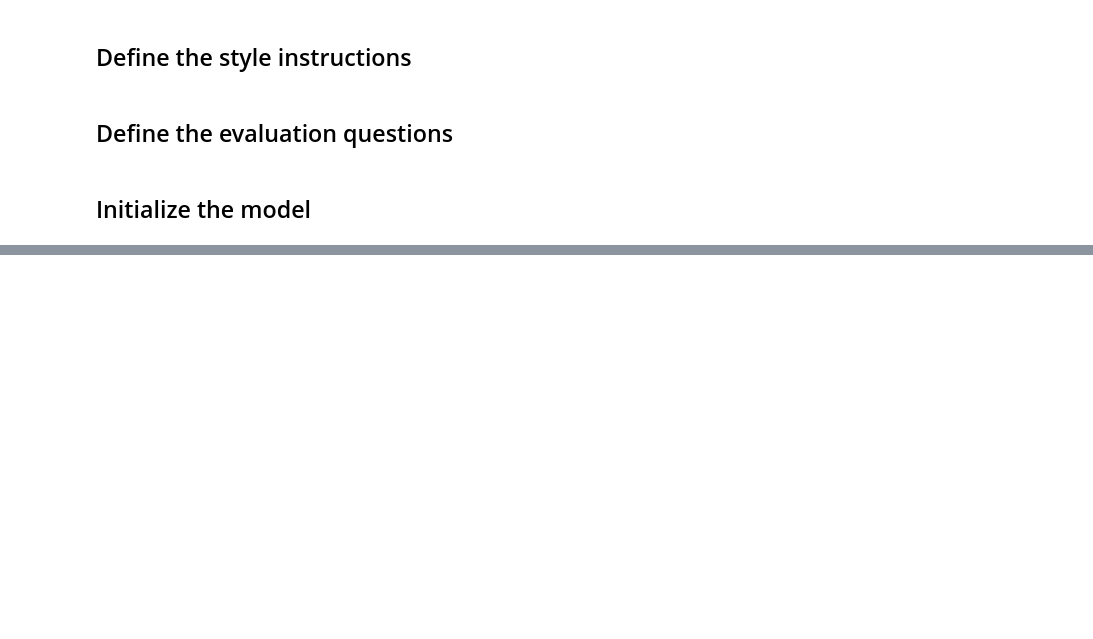
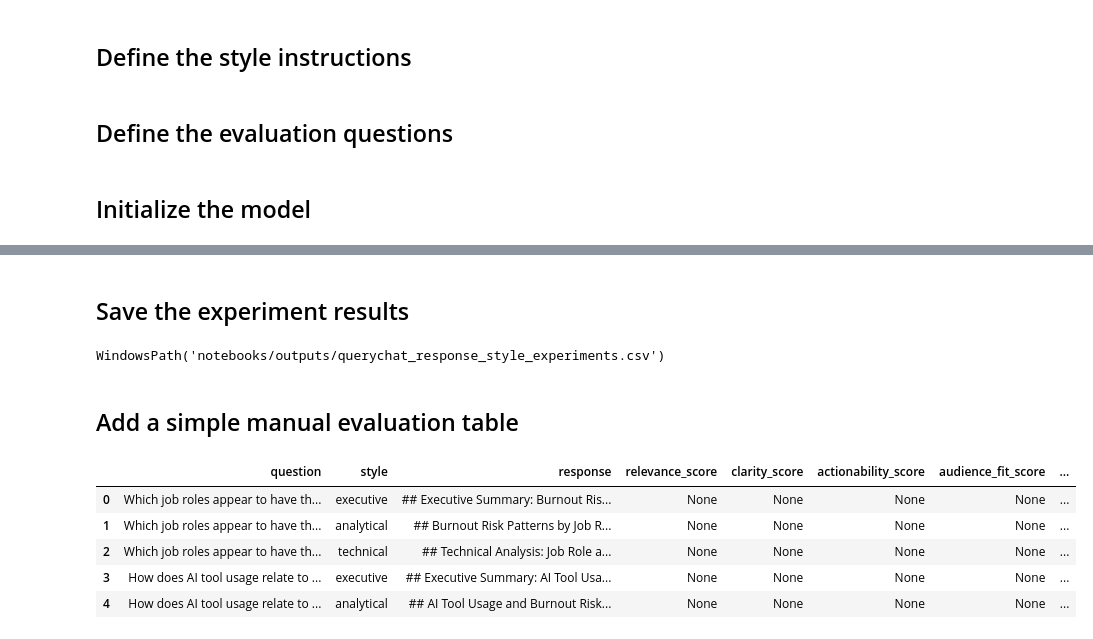
Before and after one commit to UBC-MDS/DSCI-532_2026_9_burnout-checkup, a Jupyter notebook: notebooks/user_facing_control_exp.ipynb, the cells around one changed output, grey strips where cells are left out. Cells and saved outputs as stored; diff of their text form; code cells hidden in the pictures; blank space fills up the shorter version.

Commit message:
Notebook experiment: add querychat response style experiment runner and evaluation outputs.

```diff
--- a/notebooks/user_facing_control_exp.ipynb
+++ b/notebooks/user_facing_control_exp.ipynb
@@ -158,0 +171,21 @@ chat_model = ChatAnthropic(model="claude-sonnet-4-0")
+# %%
+def build_prompt(question: str, style_key: str, data_description: str, dataset_snapshot: str) -> str:
+    return f"""
+    You are an AI assistant for a workplace burnout analytics dashboard.
+
+    {STYLE_INSTRUCTIONS[style_key]}
+
+    Context about the dataset:
+    {data_description}
+
+    {dataset_snapshot}
+
+    User question:
+    {question}
+
+    Instructions:
+    - Answer using only the dataset context provided.
+    - If the question suggests causality, reframe it as association.
+    - If a precise subgroup is requested, describe how you would identify it from the dataset fields.
+    - Be truthful about uncertainty.
+    """
@@ -158,0 +365,33 @@ chat_model = ChatAnthropic(model="claude-sonnet-4-0")
+# %% [markdown]
+## Save the experiment results
+# %%
+output_dir = Path("outputs")
+output_dir.mkdir(parents=True, exist_ok=True)
+
+experiment_path = output_dir / "querychat_response_style_experiments.csv"
+experiment_df.to_csv(experiment_path, index=False)
+
+experiment_path
+# %% [output]
+WindowsPath('notebooks/outputs/querychat_response_style_experiments.csv')
+# %% [markdown]
+## Add a simple manual evaluation table
+# %%
+evaluation_template = experiment_df.copy()
+evaluation_template["relevance_score"] = None
+evaluation_template["clarity_score"] = None
+evaluation_template["actionability_score"] = None
+evaluation_template["audience_fit_score"] = None
+evaluation_template["notes"] = ""
+
+evaluation_path = output_dir / "querychat_response_style_evaluation_template.csv"
+evaluation_template.to_csv(evaluation_path, index=False)
+
+evaluation_template.head()
+# %% [output]
+|  | question | style | response | relevance_score | clarity_score | actionability_score | audience_fit_score | ... |
+| 0 | Which job roles appear to have th... | executive | ## Executive Summary: Burnout Ris... | None | None | None | None | ... |
+| 1 | Which job roles appear to have th... | analytical | ## Burnout Risk Patterns by Job R... | None | None | None | None | ... |
+| 2 | Which job roles appear to have th... | technical | ## Technical Analysis: Job Role a... | None | None | None | None | ... |
+| 3 | How does AI tool usage relate to ... | executive | ## Executive Summary: AI Tool Usa... | None | None | None | None | ... |
+| 4 | How does AI tool usage relate to ... | analytical | ## AI Tool Usage and Burnout Risk... | None | None | None | None | ... |
```
Also changed, not shown: parts of 5 cells of this notebook, 1 other file.
